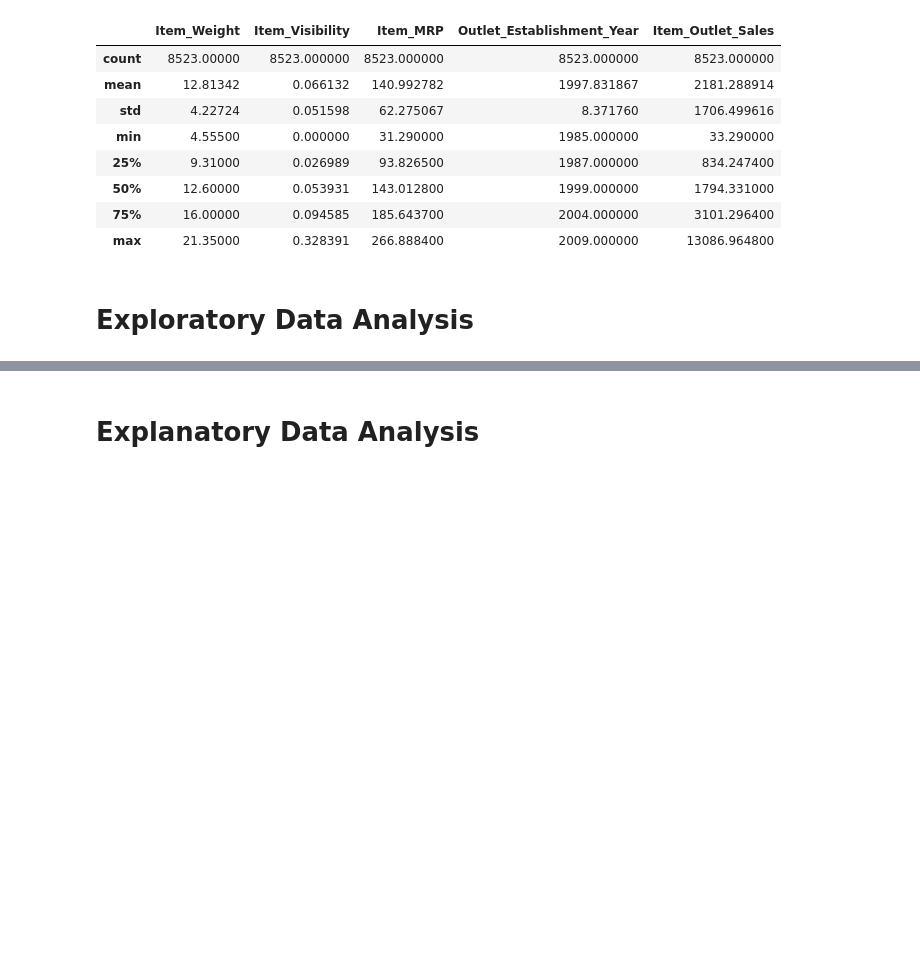
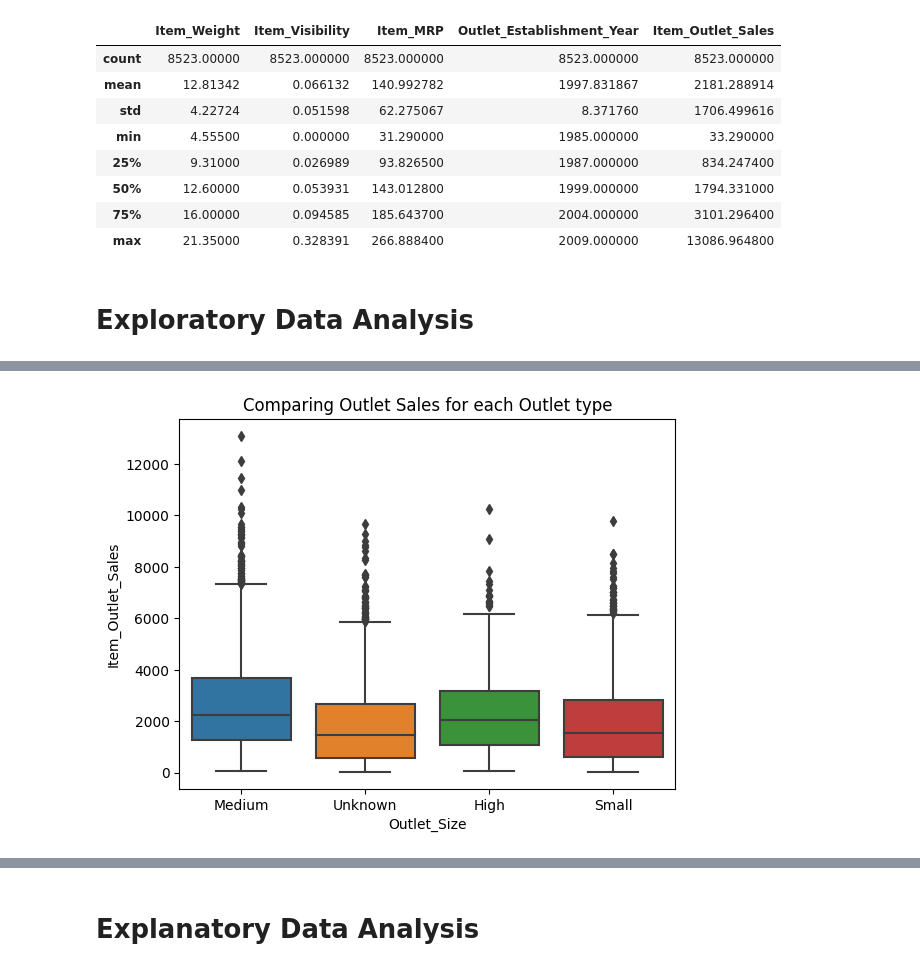
Before and after one commit to JmB17/Prediction-of-Product-Sales, a Jupyter notebook: Prediction of Product Sales.ipynb, the cells around one changed output, grey strips where cells are left out. Drawn from its saved outputs; the diff is of its cells as text; code cells hidden in the pictures; blank space fills up the shorter version.

```diff
--- a/Prediction of Product Sales.ipynb
+++ b/Prediction of Product Sales.ipynb
@@ -428,0 +465,5 @@ df.describe(include='number')
+# %%
+ax = sns.boxplot(data=df, x='Outlet_Size', y='Item_Outlet_Sales')
+ax.set_title("Comparing Outlet Sales for each Outlet Size");
+# %% [output]
+[figure, added]
```
Also changed, not shown: parts of 16 cells of this notebook.
